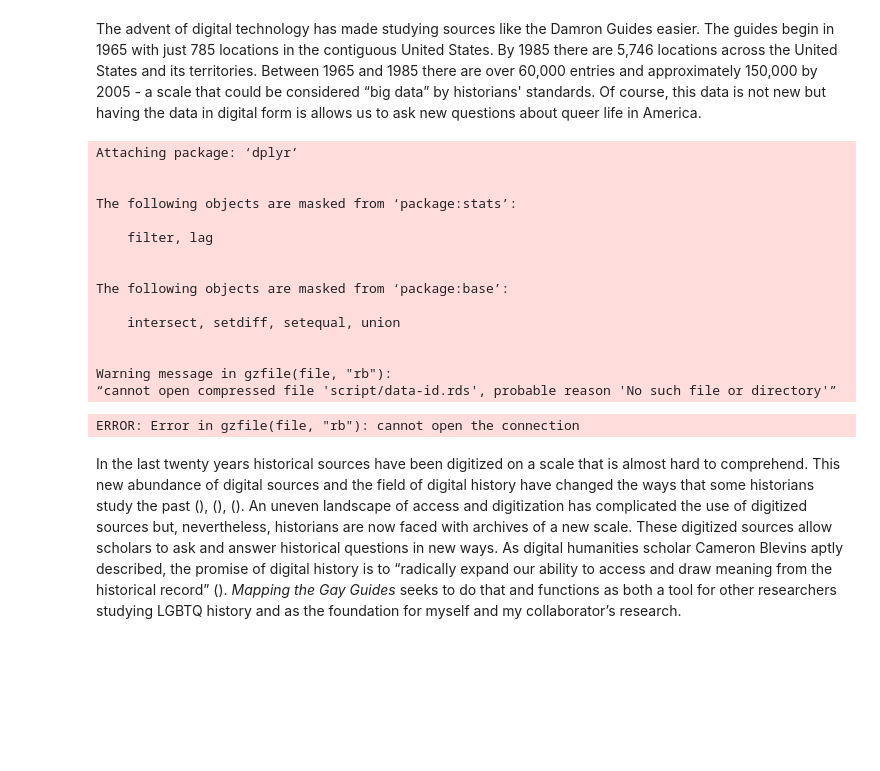
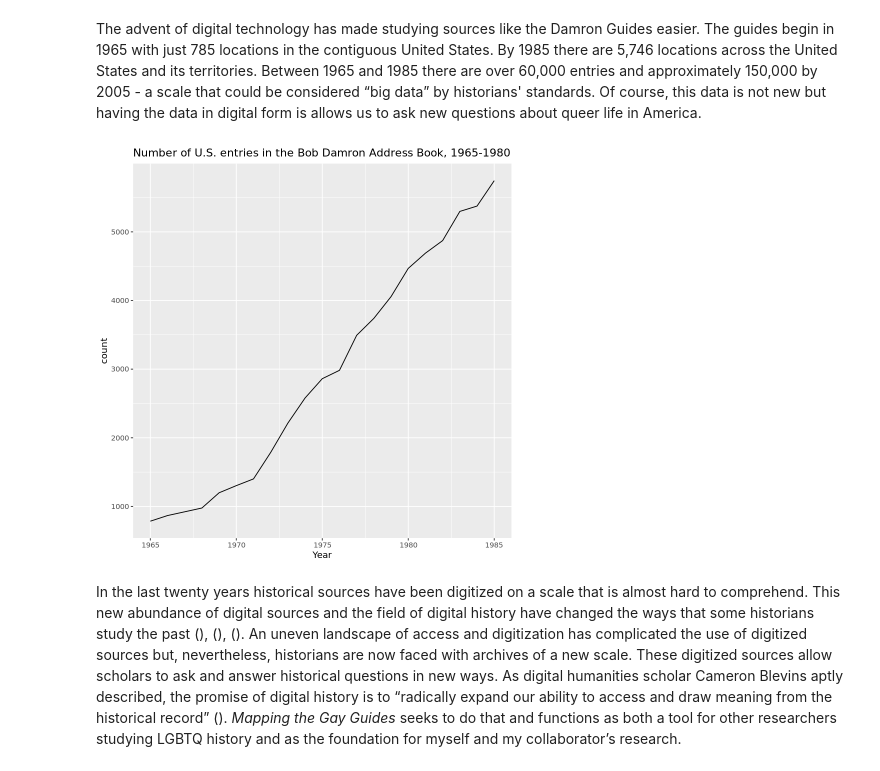
Before and after one commit to regan008/mggjdh, a Jupyter notebook: secret_societies_and_revolving_doors_using_mapping_the_gay_guides_as_a_tool_for_studying_queer_geographies.ipynb, the cells around one changed output. Drawn from its saved outputs; the diff is of its cells as text; code cells hidden in the pictures; blank space fills up the shorter version.

```diff
--- a/secret_societies_and_revolving_doors_using_mapping_the_gay_guides_as_a_tool_for_studying_queer_geographies.ipynb
+++ b/secret_societies_and_revolving_doors_using_mapping_the_gay_guides_as_a_tool_for_studying_queer_geographies.ipynb
@@ -28,27 +28,12 @@ The advent of digital technology has made studying sources like the Damron Guide
 # %%
 library(dplyr)
 library(ggplot2)
-mgg <- readRDS("script/data-id.rds")
+mgg <- readRDS("script/data.rds")
 mgg.growth.by.year <- mgg %>% group_by(Year) %>% summarize(count = n())
 ggplot(mgg.growth.by.year, aes(x=Year, y=count)) +
   geom_line() + ggtitle("Number of U.S. entries in the Bob Damron Address Book, 1965-1980")
 # %% [output]
-Attaching package: ‘dplyr’
-
-
-The following objects are masked from ‘package:stats’:
-
-    filter, lag
-
-
-The following objects are masked from ‘package:base’:
-
-    intersect, setdiff, setequal, union
-
-
-Warning message in gzfile(file, "rb"):
-“cannot open compressed file 'script/data-id.rds', probable reason 'No such file or directory'”
-ERROR: Error in gzfile(file, "rb"): cannot open the connection
+[figure, added]
 # %% [markdown]
 In the last twenty years historical sources have been digitized on a scale that is almost hard to comprehend. This new abundance of digital sources and the field of digital history have changed the ways that some historians study the past (<cite data-cite="627056/H7UTBZHZ"></cite>), (<cite data-cite="627056/W73KKIZI"></cite>), (<cite data-cite="627056/EWGFL9LS"></cite>). An uneven landscape of access and digitization has complicated the use of digitized sources but, nevertheless, historians are now faced with archives of a new scale. These digitized sources allow scholars to ask and answer historical questions in new ways. As digital humanities scholar Cameron Blevins aptly described, the promise of digital history is to “radically expand our ability to access and draw meaning from the historical record” (<cite data-cite="627056/AHB59DXV"></cite>). _Mapping the Gay Guides_ seeks to do that and functions as both a tool for other researchers studying LGBTQ history and as the foundation for myself and my collaborator’s research.
 # %% [markdown]
```
Also changed, not shown: parts of 26 cells of this notebook, 3 other files.
